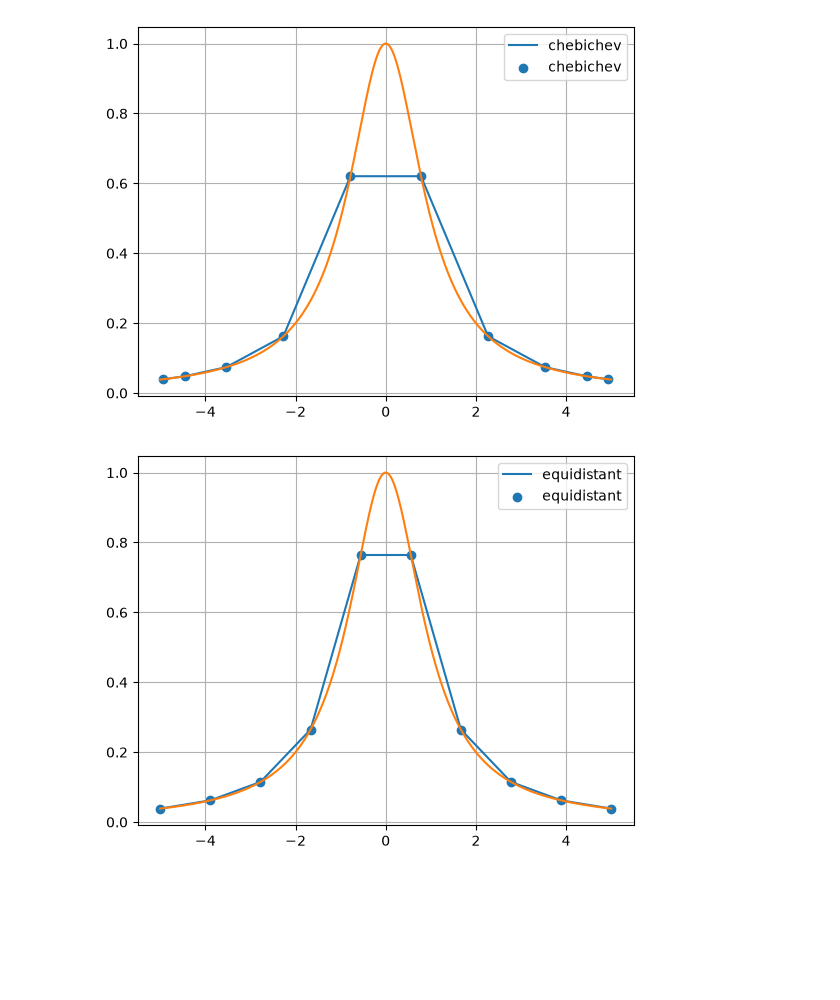
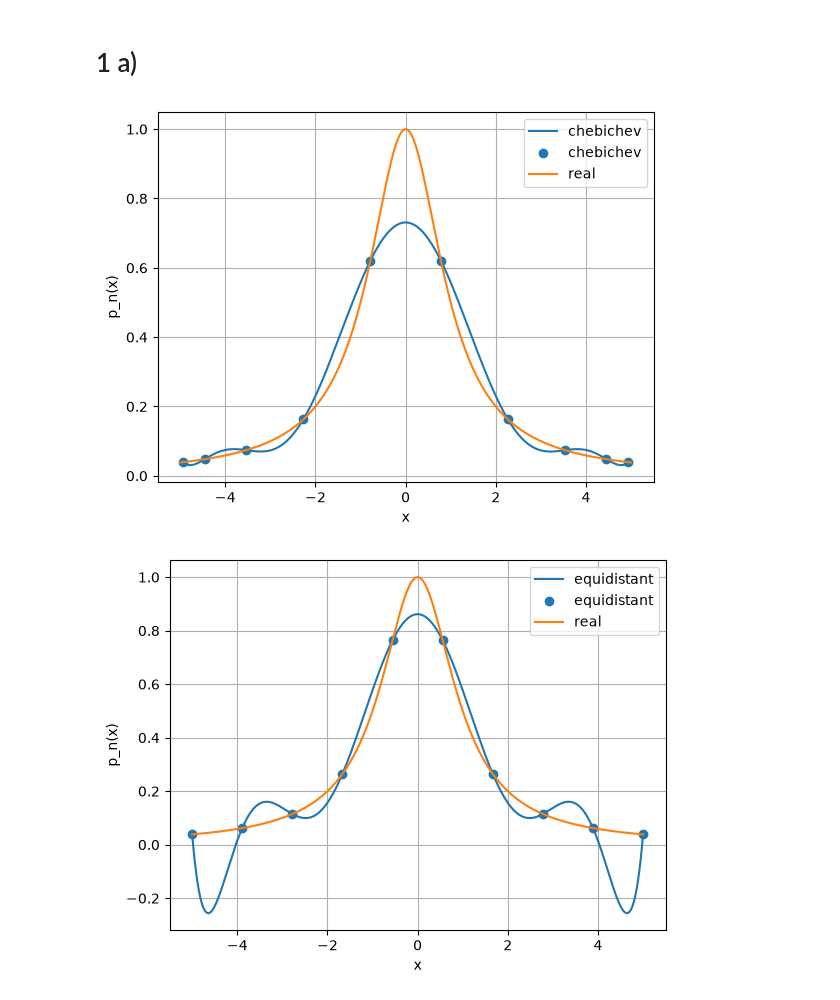
Before and after one commit to rom-thom/Skule_ting, a Jupyter notebook: fysmat/nummat/prosjekt/prosjekt_1/oppg_1.ipynb, the cells around one changed output. Saved outputs shown, nothing was run; the diff lists cells and outputs as text; code cells hidden in the pictures; blank space fills up the shorter version.

```diff
--- a/fysmat/nummat/prosjekt/prosjekt_1/oppg_1.ipynb
+++ b/fysmat/nummat/prosjekt/prosjekt_1/oppg_1.ipynb
@@ -28,9 +6,11 @@ def finish_display():
+# %% [markdown]
+# 1 a)
 # %%
 # Oppg 1 a
 
 # Interpolation
-def lagrange_interpolation(x_nodes, y_nodes, x_values):
-    if len(x_nodes != y_nodes):
+def lagrange_interpolation_array(x_nodes, y_nodes, x_values):
+    if len(x_nodes) != len(y_nodes):
         raise IndexError("Size of x_nodes and y_nodes should be the same")
 
     n = len(x_nodes) - 1
@@ -54,6 +34,7 @@ def lagrange_interpolation(x_nodes, y_nodes, x_values):
 
 
 
+
 # Nodes:
 def equidistant_nodes(node_count = 50):
     return np.linspace(-1, 1, node_count)
@@ -67,15 +96,17 @@ def rescale(nodes, start, end):
 # %%
-# plotting mr runge for 10 nodes
+
 def runge_func(x_nodes):
     return 1/(x_nodes**2+1)
 
 
-display_func(chubychub_nodes, runge_func, (-5, 5), label="chebichev", node_count=10, show_nodes=True)
-display_func(equidistant_nodes, runge_func, (-5, 5), node_count=1000)
+
+# plotting mr runge for 10 nodes
+display_interpolation(chubychub_nodes, runge_func, (-5, 5), label="chebichev", node_count=10, show_nodes=True)
+plt.plot(np.linspace(-5, 5, 1000), runge_func(np.linspace(-5, 5, 1000)), label="real")
 finish_display()
-display_func(equidistant_nodes, runge_func, (-5, 5), label="equidistant", node_count=10, show_nodes=True)
-display_func(equidistant_nodes, runge_func, (-5, 5), node_count=1000)
+display_interpolation(equidistant_nodes, runge_func, (-5, 5), label="equidistant", node_count=10, show_nodes=True)
+plt.plot(np.linspace(-5, 5, 1000), runge_func(np.linspace(-5, 5, 1000)), label="real")
 finish_display()
 # %% [output]
-[figure, old version]
+[figure, new version]
-[figure, old version]
+[figure, new version]
```
Also changed, not shown: parts of 8 cells of this notebook, 2 other files.
